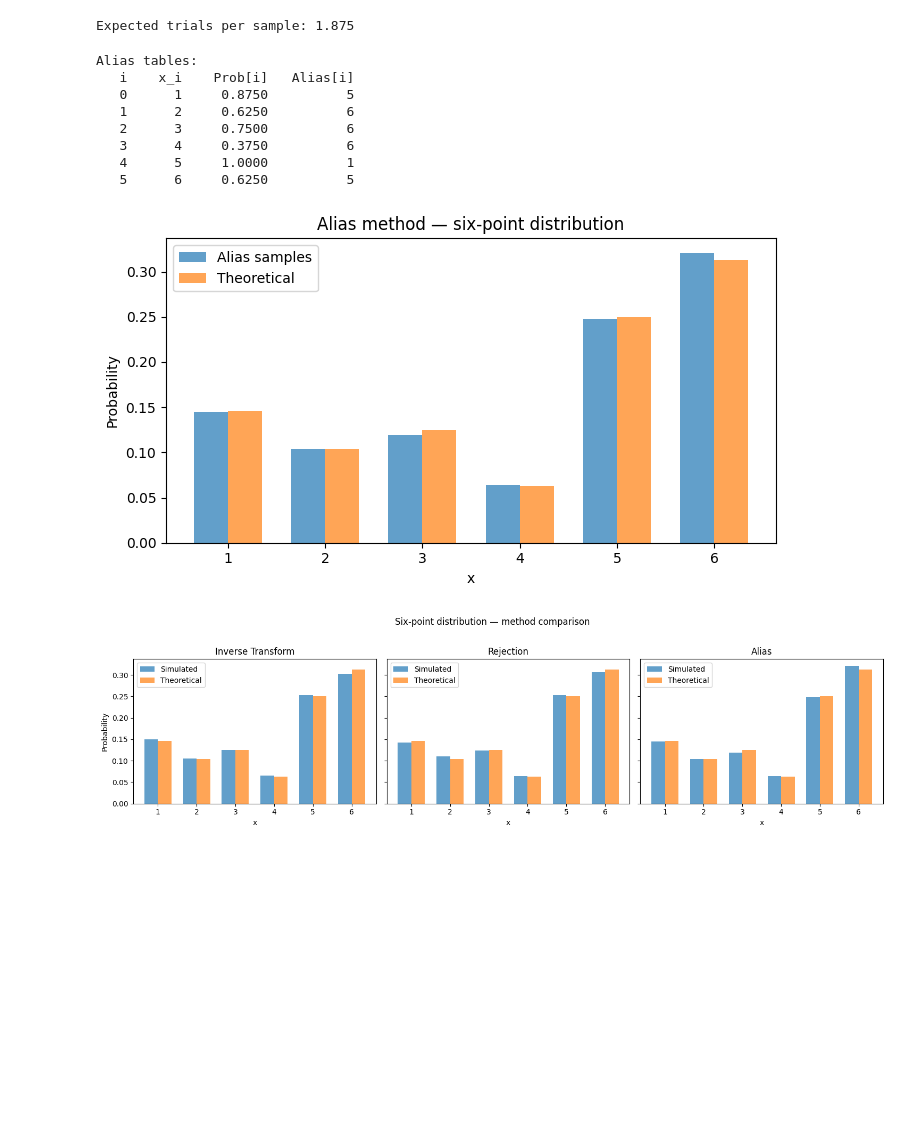
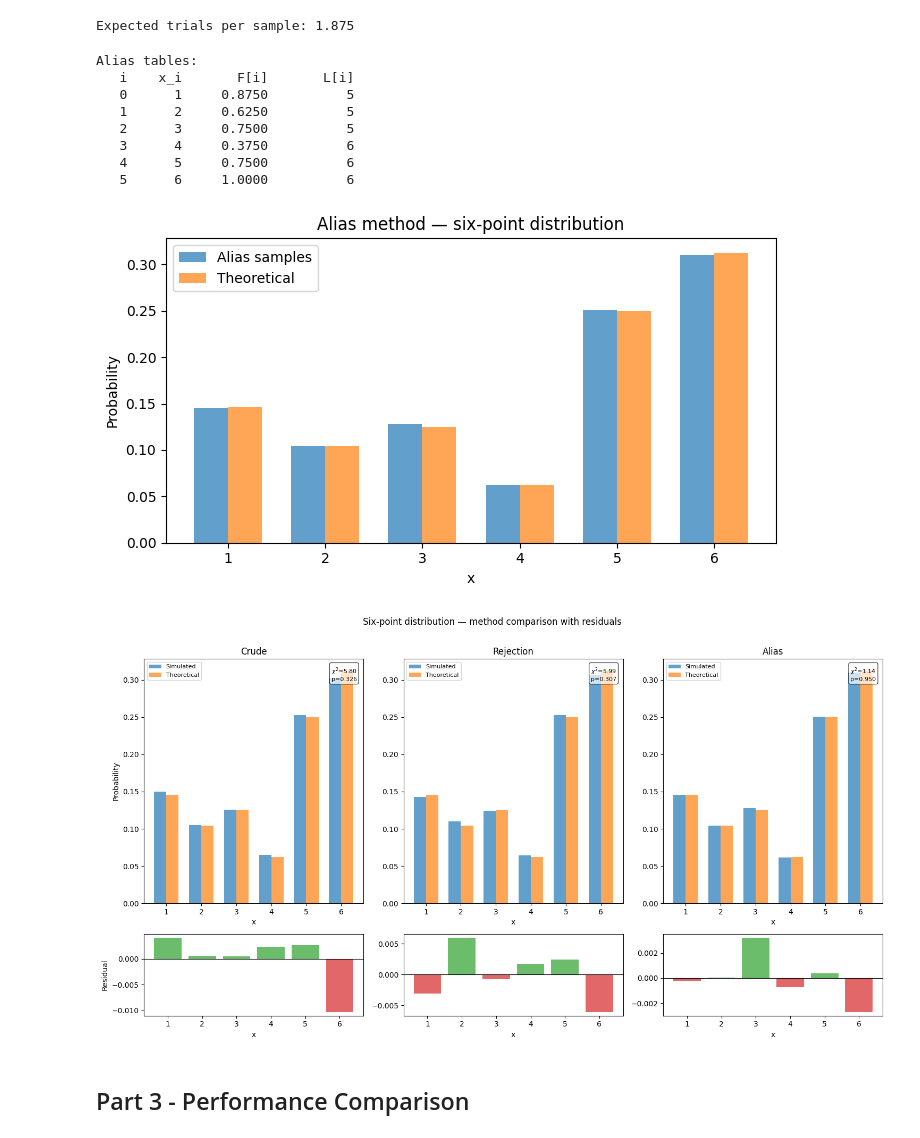
Before and after one commit to kris907j/Stochastic_sim, a Jupyter notebook: Exercises/Viktor_Ex2.ipynb, the cells around one changed output. Saved outputs shown, nothing was run; the diff lists cells and outputs as text; code cells hidden in the pictures; blank space fills up the shorter version.

```diff
--- a/Exercises/Viktor_Ex2.ipynb
+++ b/Exercises/Viktor_Ex2.ipynb
@@ -149,14 +149,14 @@ def alias_sample(x, prob, alias, n):
 # %%
 np.random.seed(42)
 
-prob_table, alias_table = alias_setup(p_vals)
+F_table, L_table = alias_setup(p_vals)
 
 print("Alias tables:")
-print(f"{'i':>4} {'x_i':>6} {'Prob[i]':>10} {'Alias[i]':>10}")
-for i, (xi, pr, al) in enumerate(zip(x_vals, prob_table, alias_table)):
-    print(f"{i:>4} {xi:>6} {pr:>10.4f} {x_vals[al]:>10}")
+print(f"{'i':>4} {'x_i':>6} {'F[i]':>10} {'L[i]':>10}")
+for i, (xi, f, l) in enumerate(zip(x_vals, F_table, L_table)):
+    print(f"{i:>4} {xi:>6} {f:>10.4f} {x_vals[l]:>10}")
 
-samples_alias = alias_sample(x_vals, prob_table, alias_table, n=10_000)
+samples_alias = alias_sample(x_vals, F_table, L_table, n=10_000)
 emp_pmf_alias = np.array([np.mean(samples_alias == xi) for xi in x_vals])
 
 fig, ax = plt.subplots(figsize=(7, 4))
@@ -172,35 +172,63 @@ plt.tight_layout()
 plt.show()
 # %% [output]
 Alias tables:
-   i    x_i    Prob[i]   Alias[i]
+   i    x_i       F[i]       L[i]
    0      1     0.8750          5
-   1      2     0.6250          6
-   2      3     0.7500          6
+   1      2     0.6250          5
+   2      3     0.7500          5
    3      4     0.3750          6
-   4      5     1.0000          1
-   5      6     0.6250          5
+   4      5     0.7500          6
+   5      6     1.0000          6
-[figure, old version]
+[figure, new version]
 # %%
-fig, axes = plt.subplots(1, 3, figsize=(15, 4), sharey=True)
+from scipy.stats import chisquare
 
-methods = [
-    ("Inverse Transform", emp_pmf_6),
-    ("Rejection",         emp_pmf_rej),
-    ("Alias",             emp_pmf_alias),
+N = 10_000
+method_data = [
+    ("Crude",     samples_6),
+    ("Rejection", samples_rej),
+    ("Alias",     samples_alias),
 ]
 
+fig, axes = plt.subplots(2, 3, figsize=(15, 8),
+                         gridspec_kw={"height_ratios": [3, 1]})
+
 width = 0.35
-for ax, (title, emp) in zip(axes, methods):
+for col, (title, samples) in enumerate(method_data):
+    emp = np.array([np.mean(samples == xi) for xi in x_vals])
+
+    # --- top: histogram vs theoretical ---
+    ax = axes[0, col]
     ax.bar(x_vals - width/2, emp,    width=width, alpha=0.7, label="Simulated")
     ax.bar(x_vals + width/2, p_vals, width=width, alpha=0.7, label="Theoretical")
     ax.set_title(title)
     ax.set_xticks(x_vals)
     ax.set_xlabel("x")
-    ax.legend()
+    ax.legend(fontsize=8)
 
-axes[0].set_ylabel("Probability")
-plt.suptitle("Six-point distribution — method comparison", y=1.02)
+    # chi-squared test
+    obs = np.array([np.sum(samples == xi) for xi in x_vals])
+    exp = p_vals * N
+    stat, pval = chisquare(obs, exp)
+    ax.text(0.97, 0.97, f"$\\chi^2$={stat:.2f}\np={pval:.3f}",
+            transform=ax.transAxes, ha="right", va="top", fontsize=8,
+            bbox=dict(boxstyle="round", fc="white", alpha=0.7))
+
+    # --- bottom: residuals (emp - theoretical) ---
+    ax2 = axes[1, col]
+    residuals = emp - p_vals
+    colors = ["tab:green" if r >= 0 else "tab:red" for r in residuals]
+    ax2.bar(x_vals, residuals, color=colors, alpha=0.7)
+    ax2.axhline(0, color="black", linewidth=0.8)
+    ax2.set_xticks(x_vals)
+    ax2.set_xlabel("x")
+    ax2.set_ylabel("Residual" if col == 0 else "")
+
+axes[0, 0].set_ylabel("Probability")
+plt.suptitle("Six-point distribution — method comparison with residuals", y=1.01)
 plt.tight_layout()
 plt.show()
 # %% [output]
-[figure, old version]
+[figure, new version]
+# %% [markdown]
+## Part 3 - Performance Comparison
```
Also changed, not shown: parts of 5 cells of this notebook, 1 other file.
